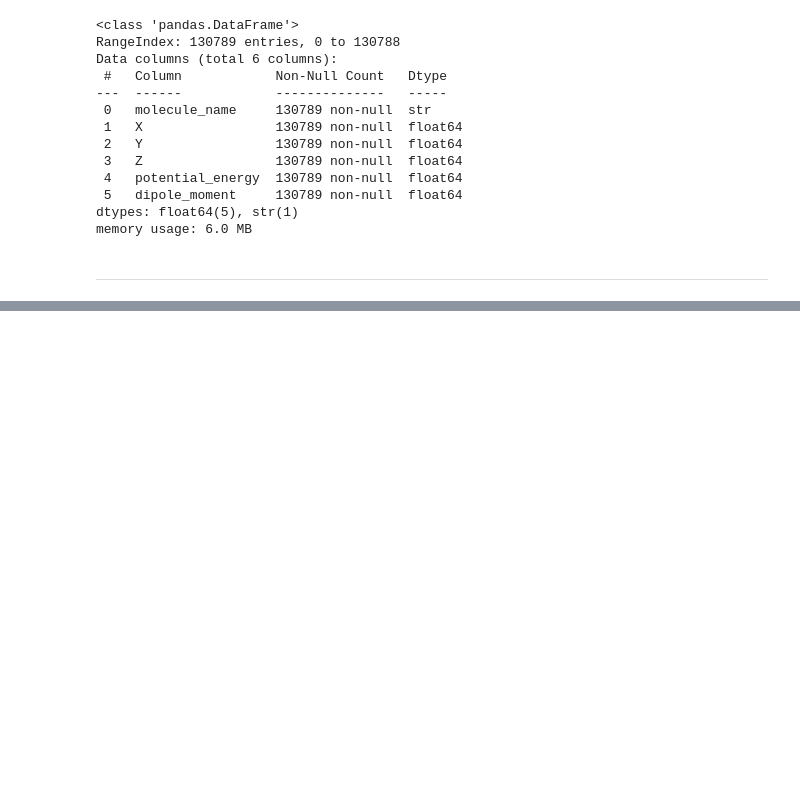
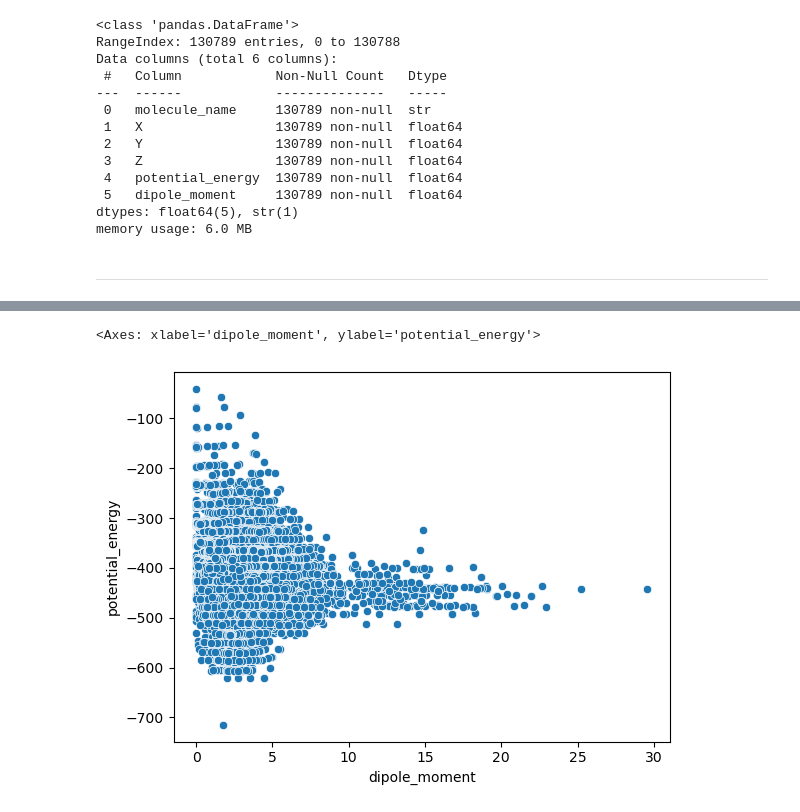
Before and after one commit to thedhawalpanchamiya/can-dipole-predict-energy, a Jupyter notebook: main.ipynb, the cells around one changed output, grey strips where cells are left out. Drawn from its saved outputs; the diff is of its cells as text; code cells hidden in the pictures; blank space fills up the shorter version.

```diff
--- a/main.ipynb
+++ b/main.ipynb
@@ -172,0 +245,6 @@ memory usage: 6.0 MB
+# %%
+# scatterplot btwn Dipole moment and potential energy
+sns.scatterplot(data= data, x = "dipole_moment" , y = "potential_energy")
+# %% [output]
+<Axes: xlabel='dipole_moment', ylabel='potential_energy'>
+[figure, added]
```
Also changed, not shown: parts of 10 cells of this notebook.
